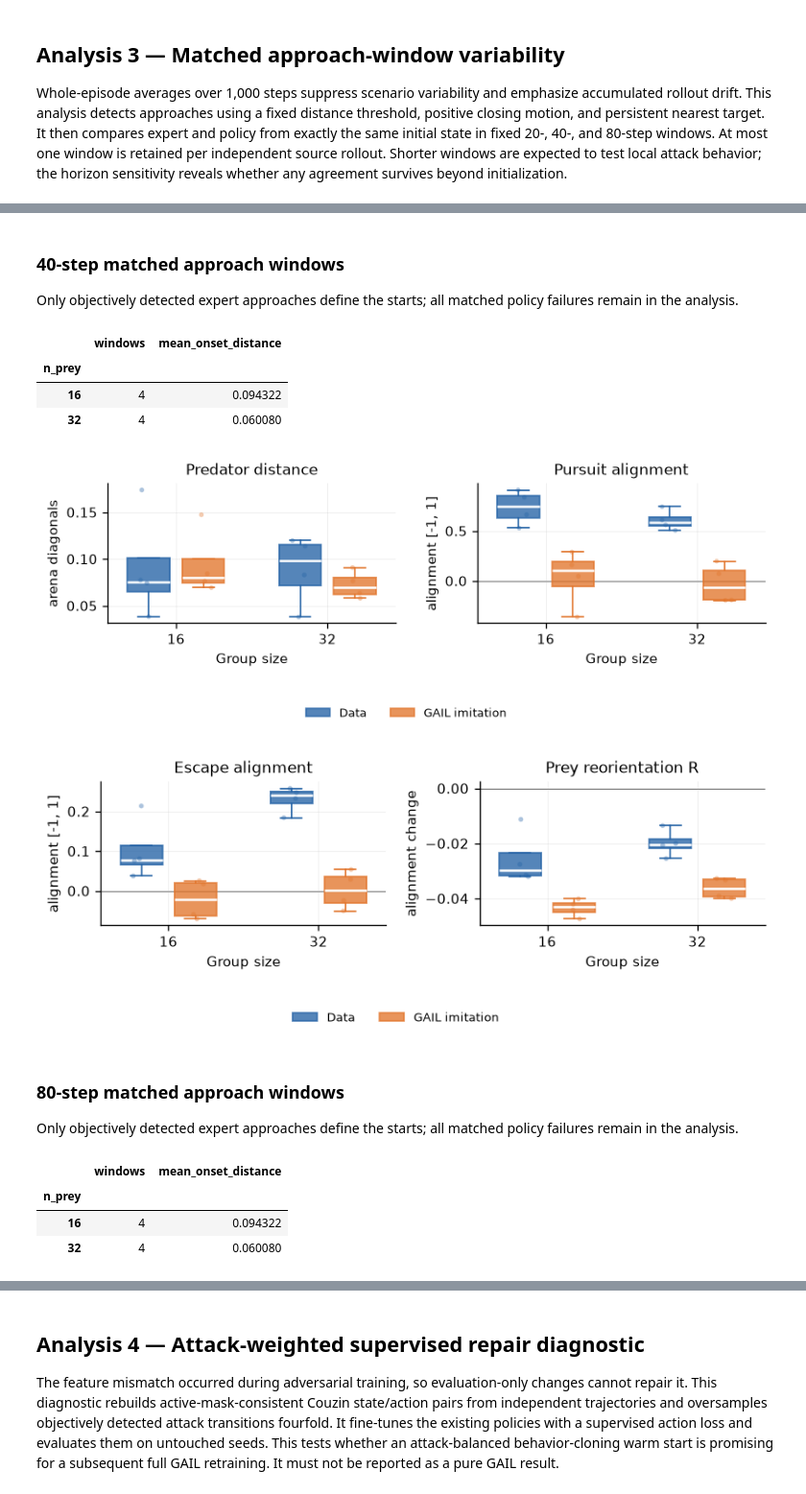
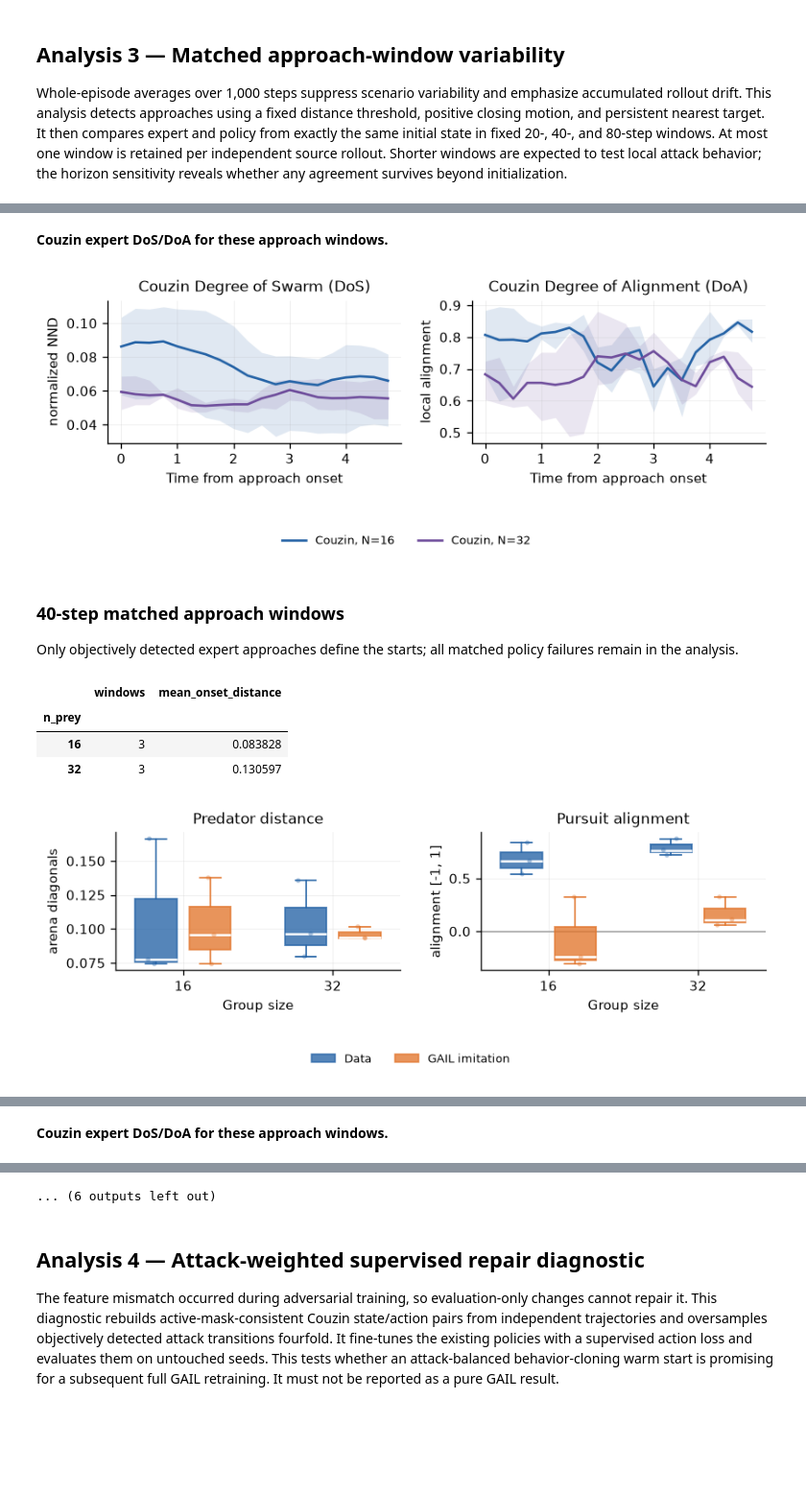
Before and after one commit to wirthy21/ICRA2027-PredatorPreyGAIL, a Jupyter notebook: Paper Analysis/couzin_test.ipynb, the cells around one changed output, grey strips where cells are left out. Shown at 96% size. Cells and saved outputs as stored; diff of their text form; code cells hidden in the pictures; blank space fills up the shorter version.

Commit message:
updated couzin data

```diff
--- a/Paper Analysis/couzin_test.ipynb
+++ b/Paper Analysis/couzin_test.ipynb
@@ -73,6 +84,9 @@ for spec in screen_specs:
     for category in ('Predator', 'Prey'):
         fig = ct.plot_behavior_boxplots(screen_results[spec.name], category)
         display(fig); plt.close(fig)
+    display(Markdown('**Couzin expert DoS/DoA for the trajectories used above.**'))
+    fig = ct.plot_expert_collective_timelines(screen_results[spec.name])
+    display(fig); plt.close(fig)
     if SAVE_ARTIFACTS:
         ct.save_variant_artifacts(screen_results[spec.name], OUTPUT_DIR)
 # %% [output]
@@ -157,6 +157,9 @@ for spec in noise_specs:
     for category in ('Predator', 'Prey'):
         fig = ct.plot_behavior_boxplots(noise_results[spec.name], category)
         display(fig); plt.close(fig)
+    display(Markdown('**Couzin expert DoS/DoA for the trajectories used above.**'))
+    fig = ct.plot_expert_collective_timelines(noise_results[spec.name])
+    display(fig); plt.close(fig)
     if SAVE_ARTIFACTS:
         ct.save_variant_artifacts(noise_results[spec.name], OUTPUT_DIR)
 # %% [output]
@@ -202,6 +208,9 @@ for window_steps in (20, 40, 80):
     for category in ('Predator', 'Prey'):
         fig = ct.plot_behavior_boxplots(result, category)
         display(fig); plt.close(fig)
+    display(Markdown('**Couzin expert DoS/DoA for these approach windows.**'))
+    fig = ct.plot_expert_collective_timelines(result)
+    display(fig); plt.close(fig)
     if SAVE_ARTIFACTS:
         ct.save_variant_artifacts(result, OUTPUT_DIR)
 approach_details = pd.DataFrame(approach_rows)
@@ -218,16 +227,10 @@ Only objectively detected expert approaches define the starts; all matched polic
-### 40-step matched approach windows
-
-Only objectively detected expert approaches define the starts; all matched policy failures remain in the analysis.
+**Couzin expert DoS/DoA for these approach windows.**
+[figure, new version]
+### 40-step matched approach windows
+
+Only objectively detected expert approaches define the starts; all matched policy failures remain in the analysis.
 |  | windows | mean_onset_distance |
 | n_prey |  |  |
-| 16 | 4 | 0.094322 |
-| 32 | 4 | 0.060080 |
+| 16 | 3 | 0.083828 |
+| 32 | 3 | 0.130597 |
-[figure, old version]
-[figure, old version]
+[figure, new version]
-### 80-step matched approach windows
-
-Only objectively detected expert approaches define the starts; all matched policy failures remain in the analysis.
-|  | windows | mean_onset_distance |
-| n_prey |  |  |
-| 16 | 4 | 0.094322 |
-| 32 | 4 | 0.060080 |
@@ -234,0 +238 @@ Only objectively detected expert approaches define the starts; all matched polic
+**Couzin expert DoS/DoA for these approach windows.**
@@ -236,3 +240,4 @@ Only objectively detected expert approaches define the starts; all matched polic
+... (6 outputs left out)
 # %% [markdown]
 ## Analysis 4 — Attack-weighted supervised repair diagnostic
 
```
Also changed, not shown: parts of 8 cells of this notebook, 1 other file.
